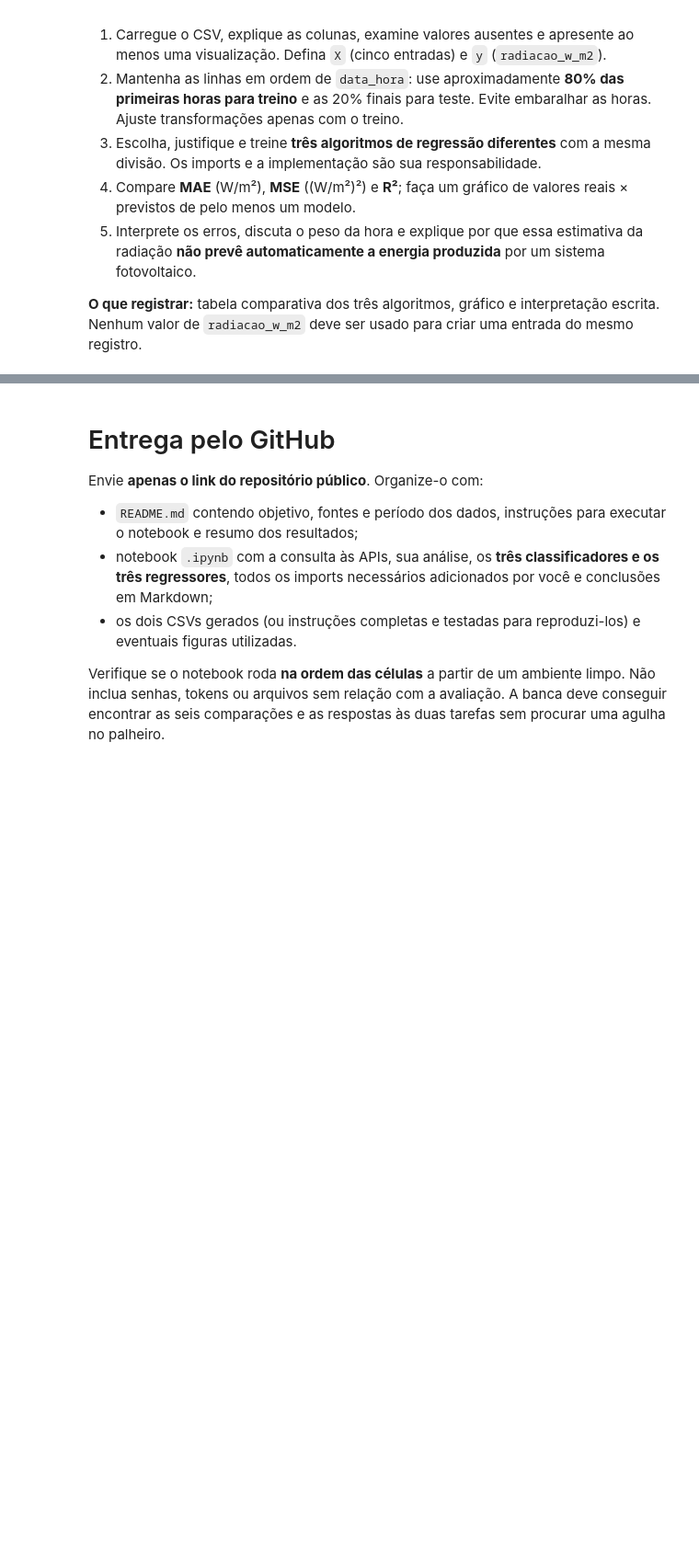
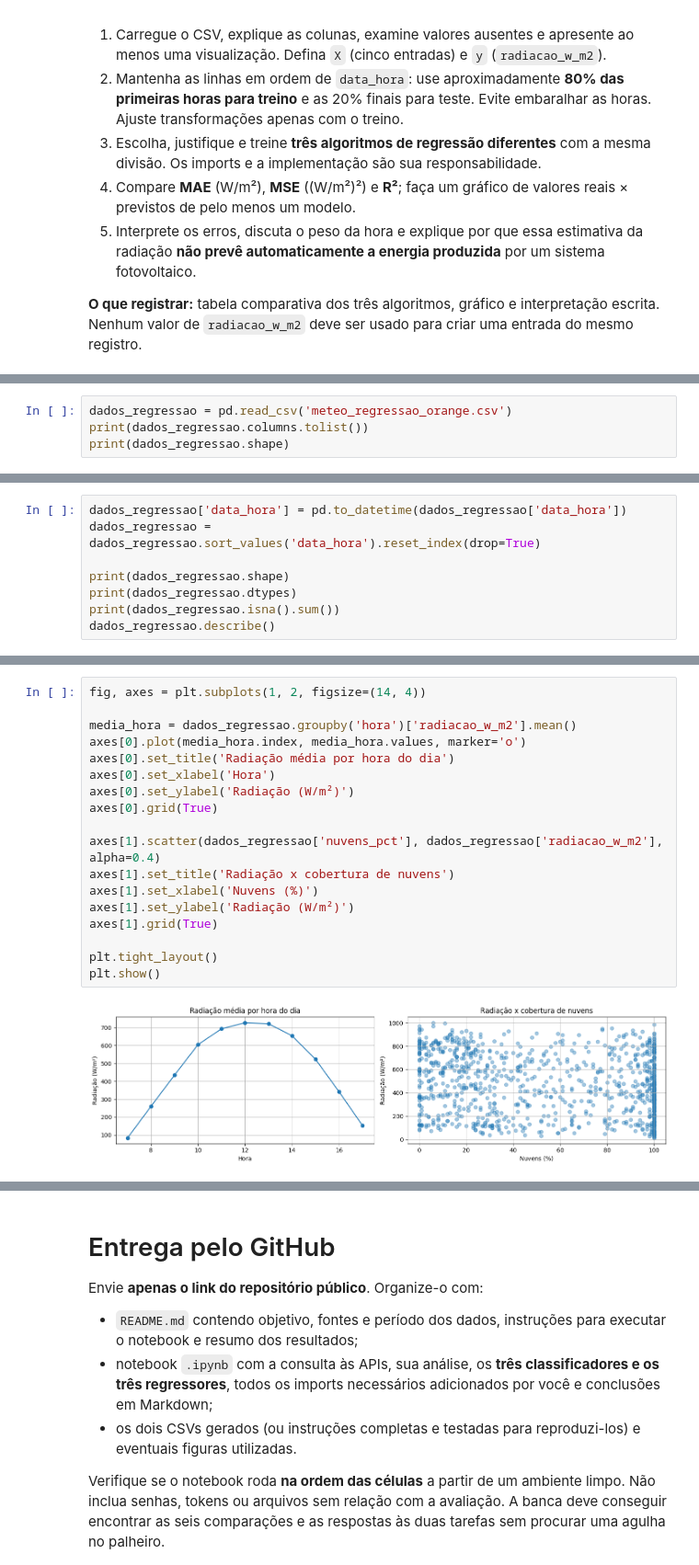
Before and after one commit to pedrosampaiom2007-gif/CP2-SERS, a Jupyter notebook: Aula_APIs_Energia_Renovavel_ML.ipynb, the cells around one changed output, grey strips where cells are left out. Shown at 92% size. Saved outputs shown, nothing was run; the diff lists cells and outputs as text; blank space fills up the shorter version.

```diff
--- a/Aula_APIs_Energia_Renovavel_ML.ipynb
+++ b/Aula_APIs_Energia_Renovavel_ML.ipynb
@@ -446,0 +457,4 @@ Salvo: meteo_regressao_orange.csv
+# %%
+dados_regressao = pd.read_csv('meteo_regressao_orange.csv')
+print(dados_regressao.columns.tolist())
+print(dados_regressao.shape)
@@ -446,0 +464,8 @@ Salvo: meteo_regressao_orange.csv
+# %%
+dados_regressao['data_hora'] = pd.to_datetime(dados_regressao['data_hora'])
+dados_regressao = dados_regressao.sort_values('data_hora').reset_index(drop=True)
+
+print(dados_regressao.shape)
+print(dados_regressao.dtypes)
+print(dados_regressao.isna().sum())
+dados_regressao.describe()
@@ -446,0 +499,20 @@ Salvo: meteo_regressao_orange.csv
+# %%
+fig, axes = plt.subplots(1, 2, figsize=(14, 4))
+
+media_hora = dados_regressao.groupby('hora')['radiacao_w_m2'].mean()
+axes[0].plot(media_hora.index, media_hora.values, marker='o')
+axes[0].set_title('Radiação média por hora do dia')
+axes[0].set_xlabel('Hora')
+axes[0].set_ylabel('Radiação (W/m²)')
+axes[0].grid(True)
+
+axes[1].scatter(dados_regressao['nuvens_pct'], dados_regressao['radiacao_w_m2'], alpha=0.4)
+axes[1].set_title('Radiação x cobertura de nuvens')
+axes[1].set_xlabel('Nuvens (%)')
+axes[1].set_ylabel('Radiação (W/m²)')
+axes[1].grid(True)
+
+plt.tight_layout()
+plt.show()
+# %% [output]
+[figure, added]
```
Also changed, not shown: parts of 10 cells of this notebook.
